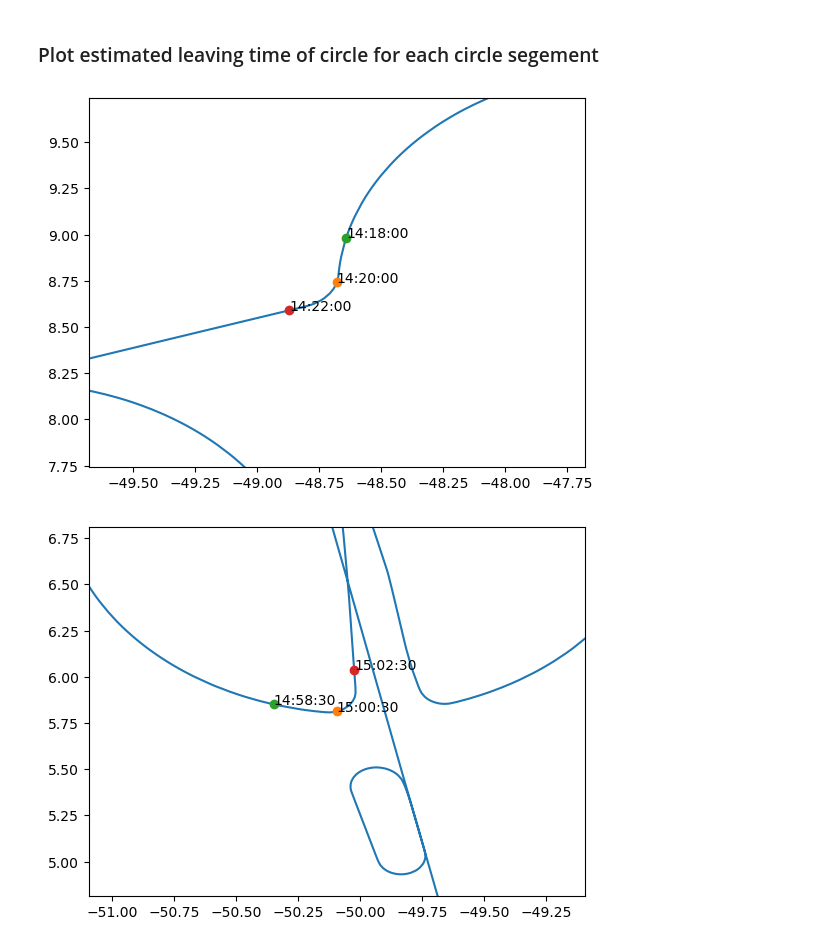
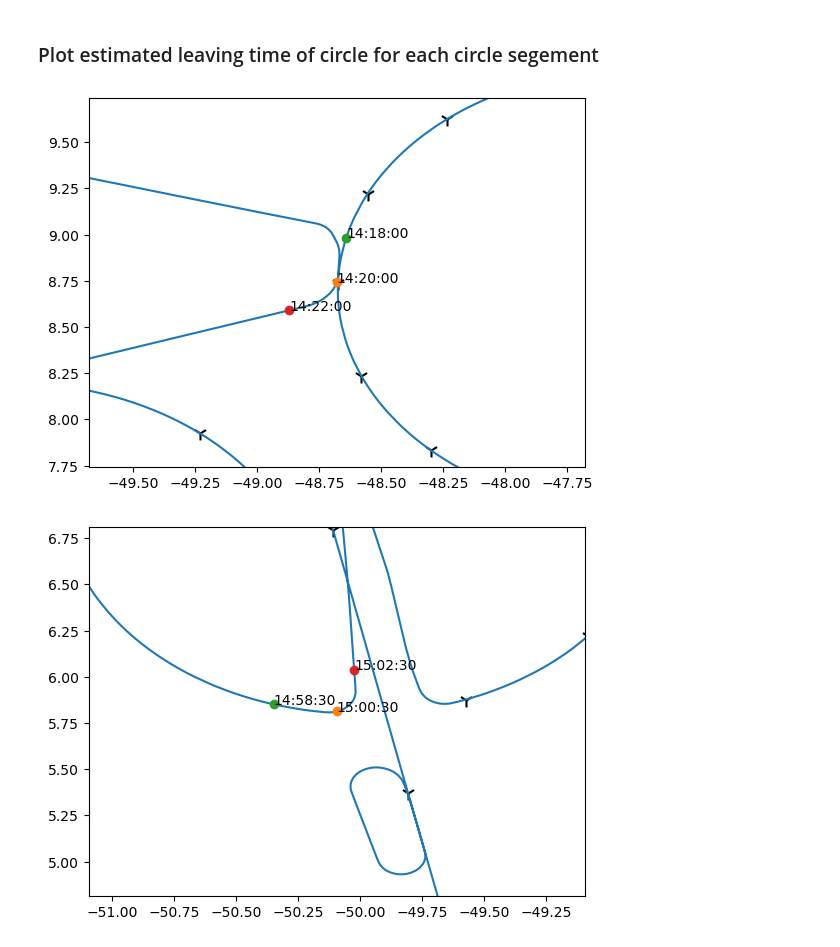
Before and after one commit to tmieslinger/flight_segmentation, a Jupyter notebook: scripts/guessFlightSegmentCircle.ipynb, the cells around one changed output. Saved outputs shown, nothing was run; the diff lists cells and outputs as text; code cells hidden in the pictures.

Commit message:
improve dropsonde markers

```diff
--- a/scripts/guessFlightSegmentCircle.ipynb
+++ b/scripts/guessFlightSegmentCircle.ipynb
@@ -14,6 +14,7 @@ from datetime import datetime
 ### User input for circle selection
 # %%
 flightID = "HALO-20240916a"
+flight_day = '2024-09-16'
 
 # accepted roll range for a circle
 cyclic_max  = 3.5
@@ -106,0 +110,7 @@ BAHAMAS IGI 100 Hz
+# %%
+# dropsonde data
+root = "ipns://latest.orcestra-campaign.org"
+all_sondes = xr.open_zarr(
+    f"{root}/products/HALO/dropsondes/Level_3/PERCUSION_Level_3.zarr"
+)
+all_sondes
@@ -107,3 +135,6 @@ BAHAMAS IGI 100 Hz
+# %%
+# select data from the date of interest
+flight_sondes = all_sondes.swap_dims({"sonde_id": "launch_time"}).sortby("launch_time").sel(launch_time=flight_day)
 # %% [markdown]
 ### Full flight track
 # %%
@@ -255,5 +287,8 @@ for i in slices_start:
 
     j += 1
 
+    # plot sondes
+    ax.scatter(flight_sondes.aircraft_longitude, flight_sondes.aircraft_latitude, marker = '1', s = 100, color = 'k', zorder=3)
+
     plt.show()
 # %% [output]
@@ -276,32 +311,35 @@ for i in slices_start:
     circle_end_mid = var.time[iend]
     circle_end_aft = var.time[iend+guessRange]
 
     if ( cycle_length > cycleLength ) :
 
         point_bef = ds.isel(time=((iend-guessRange)*trackResampling))
         point_mid = ds.isel(time=( iend            *trackResampling))
         point_aft = ds.isel(time=((iend+guessRange)*trackResampling))
 
         fig, ax = plt.subplots()
         ax.plot(ds.lon, ds.lat)
 
         plt.xlim(point_mid.lon-1,point_mid.lon+1)
         plt.ylim(point_mid.lat-1,point_mid.lat+1)
 
         ax.scatter(point_bef.lon, point_bef.lat, color="tab:green", zorder=3)
         ax.text   (point_bef.lon, point_bef.lat, f"{pd.Timestamp(circle_end_bef.time.values).to_pydatetime():%H:%M:%S}")
 
         ax.scatter(point_mid.lon, point_mid.lat, color="tab:orange", zorder=3)
         ax.text   (point_mid.lon, point_mid.lat, f"{pd.Timestamp(circle_end_mid.time.values).to_pydatetime():%H:%M:%S}")
 
         ax.scatter(point_aft.lon, point_aft.lat, color="tab:red", zorder=3)
         ax.text   (point_aft.lon, point_aft.lat, f"{pd.Timestamp(circle_end_aft.time.values).to_pydatetime():%H:%M:%S}")
 
         segment += 1
 
     j += 1
 
+    # plot sondes
+    ax.scatter(flight_sondes.aircraft_longitude, flight_sondes.aircraft_latitude, marker = '1', s = 100, color = 'k')
+
     plt.show()
 # %% [output]
-[figure, old version]
+[figure, new version]
-[figure, old version]
+[figure, new version]
```
Also changed, not shown: parts of 5 cells of this notebook.
